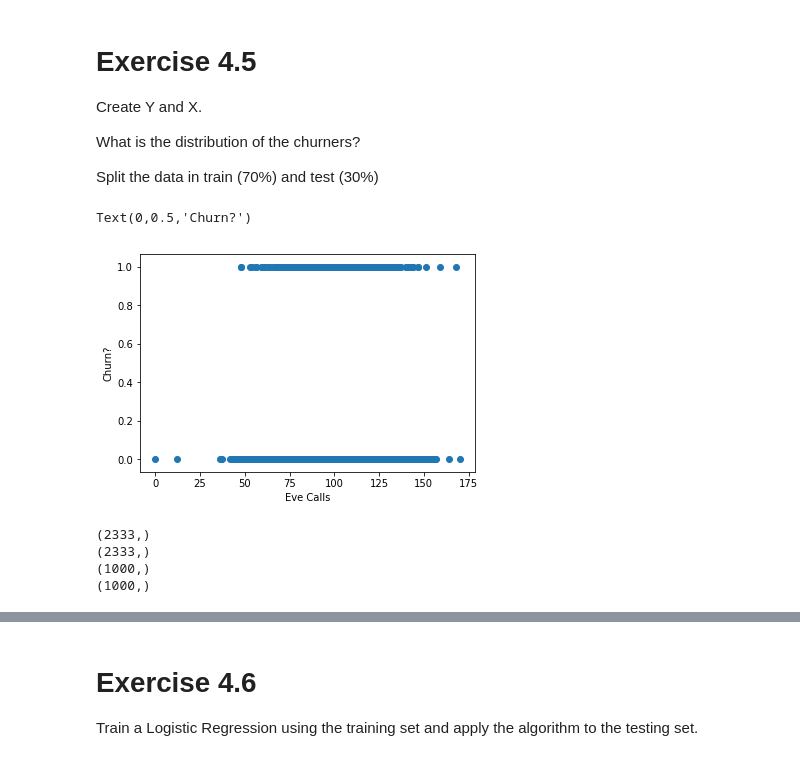
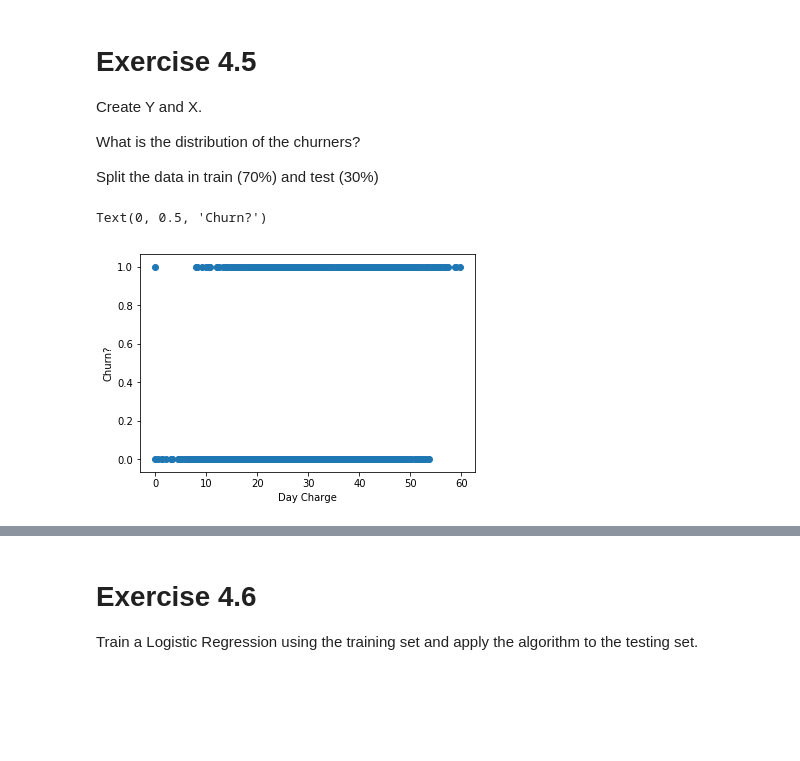
Before and after one commit to aortizavila/E4-a.ortiz14, a Jupyter notebook: E4-Regression-Linear&Logistic.ipynb, the cells around one changed output, grey strips where cells are left out. Saved outputs shown, nothing was run; the diff lists cells and outputs as text; code cells hidden in the pictures; blank space fills up the shorter version.

```diff
--- a/E4-Regression-Linear&Logistic.ipynb
+++ b/E4-Regression-Linear&Logistic.ipynb
@@ -284,28 +281,11 @@ Split the data in train (70%) and test (30%)
 # %%
 #Explorando la información
 # Usando sklearn
 CH = {"Churn?":     {"True.": 1, "False.": 0}}
 data.replace(CH, inplace=True)
-plt.scatter(data['Eve Calls'], data['Churn?'])
-plt.xlabel('Eve Calls')
+plt.scatter(data['Day Charge'], data['Churn?'])
+plt.xlabel('Day Charge')
 plt.ylabel('Churn?')
 # %% [output]
-Text(0,0.5,'Churn?')
+Text(0, 0.5, 'Churn?')
-[figure, old version]
+[figure, new version]
-# %%
-#Creando variables de training y test 70 - 30.
-from sklearn.model_selection import train_test_split
-X_train, X_test, y_train, y_test = train_test_split(data['Eve Calls'],data['Churn?'],test_size=0.3)
-X_train=X_train.replace(np.nan, 0)
-X_test=X_test.replace(np.nan, 0)
-y_train=y_train.replace(np.nan, 0)
-y_test=y_test.replace(np.nan, 0)
-print(X_train.shape)
-print(y_train.shape)
-print(X_test.shape)
-print(y_test.shape)
-# %% [output]
-(2333,)
-(2333,)
-(1000,)
-(1000,)
```
Also changed, not shown: parts of 15 cells of this notebook.
